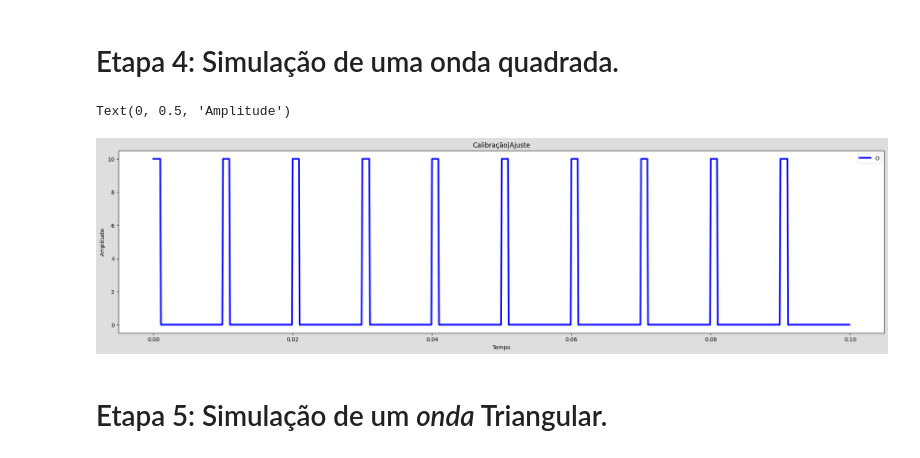
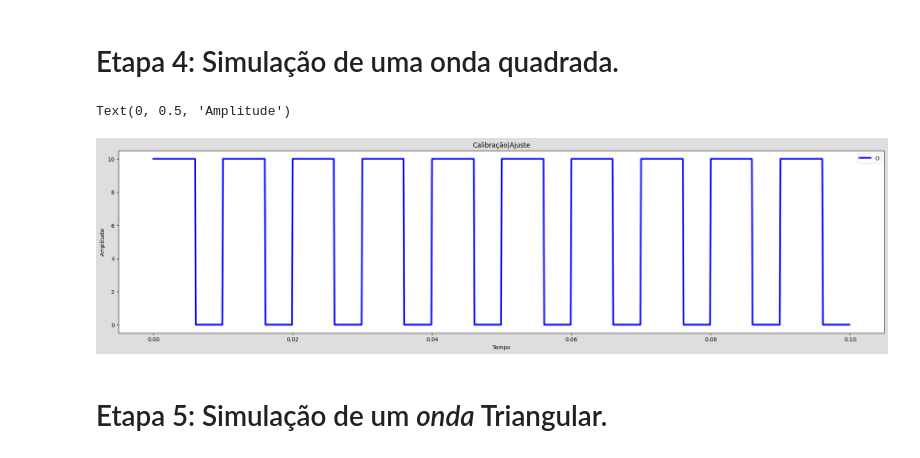
Before and after one commit to rodrigotriboni1/inindi_03, a Jupyter notebook: python/01_Simulação_do_Gerador_de_Função_no_Python.ipynb, the cells around one changed output. Drawn from its saved outputs; the diff is of its cells as text; code cells hidden in the pictures.

```diff
--- a/python/01_Simulação_do_Gerador_de_Função_no_Python.ipynb
+++ b/python/01_Simulação_do_Gerador_de_Função_no_Python.ipynb
@@ -46,24 +48,24 @@ Text(0, 0.5, 'Amplitude')
 # %%
 A = 10
 onda = 0
-dutyCicle = 0.1
+dutyCicle = 0.6
 quadrada = array([])
 for n in time:
   if n % T <= dutyCicle * T :
     onda = A
   else:
     onda = 0
   quadrada = append(quadrada, onda)
 
 fig, ax = subplots(figsize=(25,6), facecolor='#DEDEDE')
 title("Calibração|Ajuste");
 line1 = ax.plot(time, quadrada, 'b', linewidth=3, label="Onda Quadrada")
 ax.legend(line1,"Onda Quadrada");
 xlabel('Tempo')
 ylabel('Amplitude')
 # %% [output]
 Text(0, 0.5, 'Amplitude')
-[figure, old version]
+[figure, new version]
 # %% [markdown]
 # Etapa 5: Simulação de um *onda* Triangular.
 # %%
```
Also changed, not shown: parts of 1 cell of this notebook, 3 other files.
